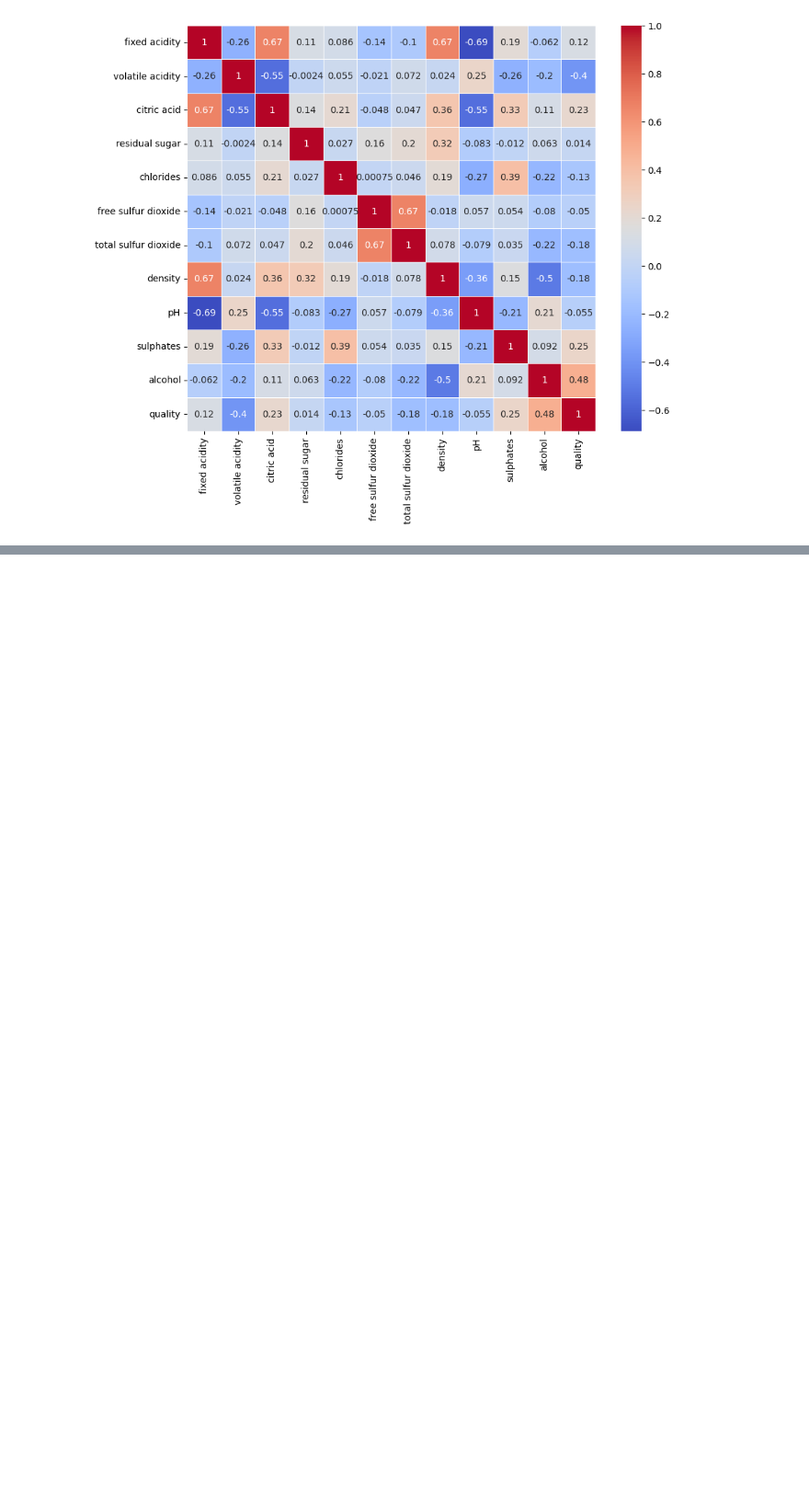
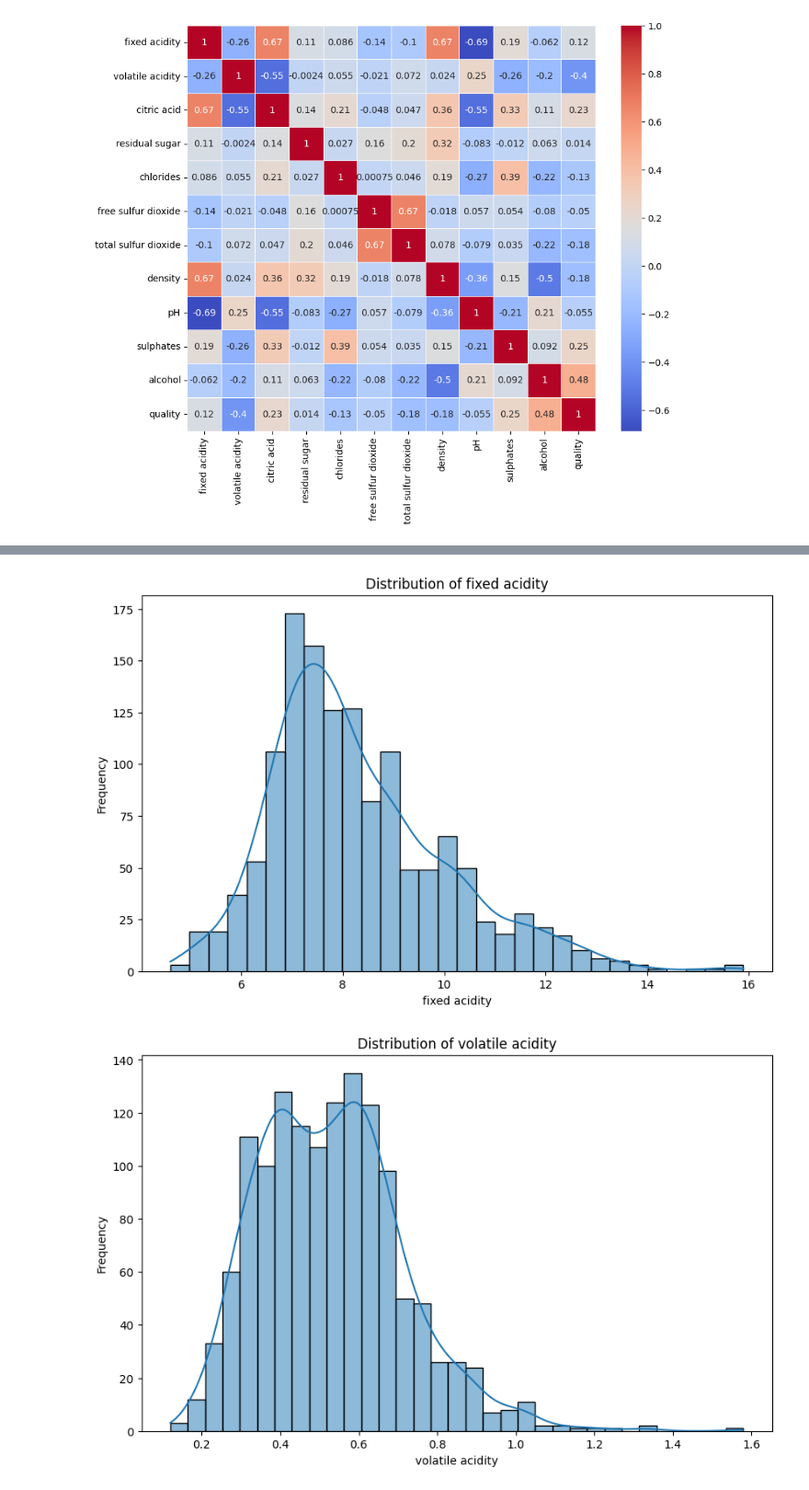
Before and after one commit to Imtiazjumman/Data_analytics, a Jupyter notebook: Exploratory Data/Red_wine_dataset.ipynb, the cells around one changed output, grey strips where cells are left out. Shown at 92% size. Saved outputs shown, nothing was run; the diff lists cells and outputs as text; code cells hidden in the pictures; blank space fills up the shorter version.

```diff
--- a/Exploratory Data/Red_wine_dataset.ipynb
+++ b/Exploratory Data/Red_wine_dataset.ipynb
@@ -191,0 +205,21 @@ sns.heatmap(df.corr(), annot=True, cmap='coolwarm', linewidths=0.5)
+# %%
+## for column in df.columns:: এটি লুপের মাধ্যমে ডেটাফ্রেমের প্রতিটি কলামকে একে একে সিলেক্ট করে।
+
+## plt.figure(figsize=(10, 6)): প্রতিটি গ্রাফের আকার (চওড়া ১০ ইঞ্চি, লম্বা ৬ ইঞ্চি) নির্ধারণ করে।
+
+## sns.histplot(..., kde=True): এটি আসল কাজ করে। এটি একটি বার চার্ট (Histogram) তৈরি করে এবং তার ওপর একটি মসৃণ রেখা (KDE) টানে যা ডেটার ঘনত্ব বোঝায়।Kernel Density Estimate (KDE) হল একটি পদ্ধতি যা ডেটার ঘনত্বের একটি মসৃণ অনুমান তৈরি করে, যা ডেটার বন্টন কেমন তা বোঝাতে সাহায্য করে।
+
+## plt.title(...), plt.xlabel(...), plt.ylabel(...): গ্রাফের শিরোনাম এবং অক্ষগুলোর (Axes) নাম সেট করে যাতে বোঝা যায় কোনটি কোন কলামের গ্রাফ।
+
+## plt.show(): গ্রাফটি স্ক্রিনে প্রদর্শন করে।
+
+for column in df.columns:
+    plt.figure(figsize=(10, 6))
+    sns.histplot(df[column], kde=True)
+    plt.title(f'Distribution of {column}')
+    plt.xlabel(column)
+    plt.ylabel('Frequency')
+    plt.show()
+# %% [output]
+[figure, added]
+[figure, added]
```
Also changed, not shown: parts of 6 cells of this notebook.
